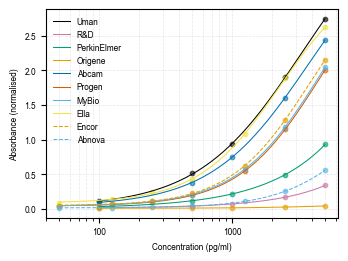
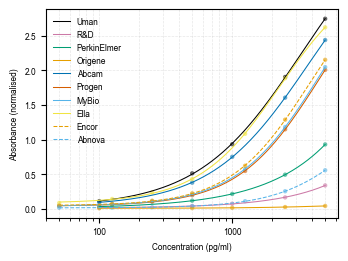
The notebook cell's code change between the first figure and the second:
--- before
+++ after
@@ -12,4 +12,5 @@
 plt.rcParams['ytick.labelsize'] = 6
 plt.rcParams['legend.fontsize'] = 6
+plt.rcParams['scatter.edgecolors'] = 'none'
 
 fig, ax = plt.subplots(figsize=(88/25.4, 66/25.4))
@@ -35,5 +36,5 @@
         ]
 
-        ax.scatter(10**x, y, alpha=0.6, s=10, color=colour)
+        ax.scatter(10**x, y, s=10, alpha=0.6, facecolor=colour, edgecolors='none')
 
         x_smooth_log = np.linspace(min(x), max(x), 300)

Commit: style: standardise scatter and bar plot aesthetics across figure notebooks